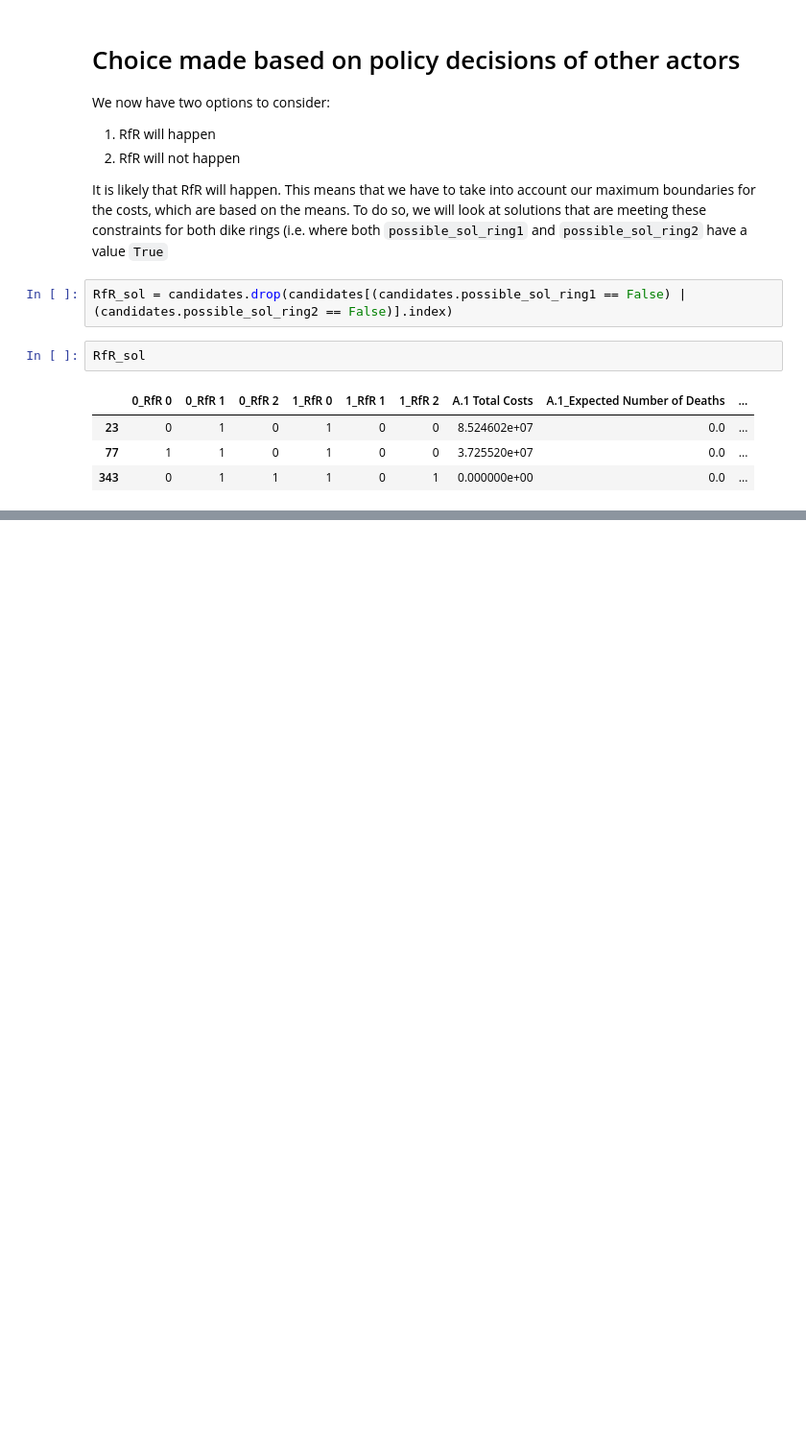
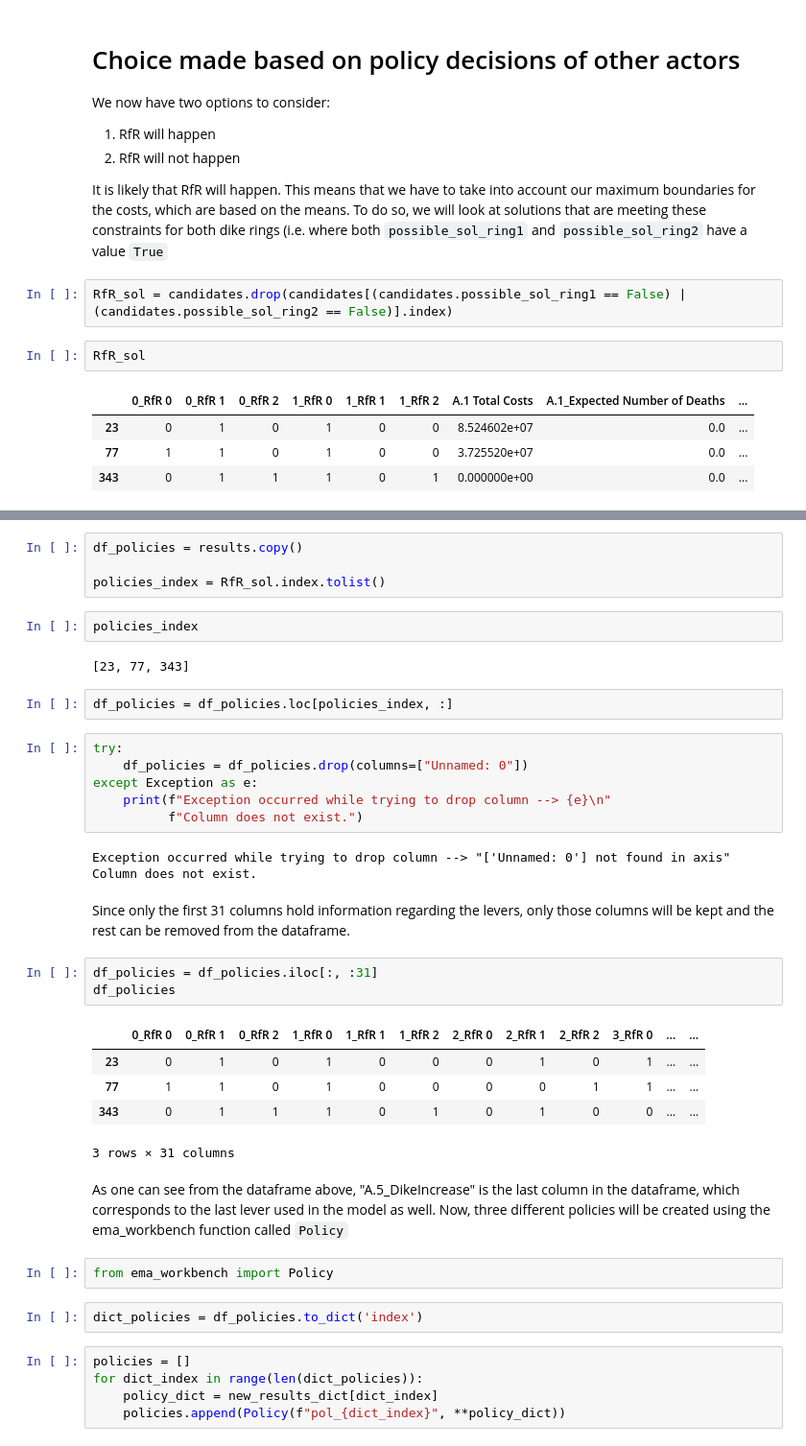
Before and after one commit to BarisEY/MBDM, a Jupyter notebook: Final_Assignment/Lucas_Final_Assignment_code/quaquel_github_files_kopie/Data_Exploration2.ipynb, the cells around one changed output, grey strips where cells are left out. Shown at 96% size. Drawn from its saved outputs; the diff is of its cells as text; blank space fills up the shorter version.

Commit message:
Added policies

```diff
--- a/Final_Assignment/Lucas_Final_Assignment_code/quaquel_github_files_kopie/Data_Exploration2.ipynb
+++ b/Final_Assignment/Lucas_Final_Assignment_code/quaquel_github_files_kopie/Data_Exploration2.ipynb
@@ -182,0 +186,41 @@ RfR_sol
+# %%
+df_policies = results.copy()
+
+policies_index = RfR_sol.index.tolist()
+# %%
+policies_index
+# %% [output]
+[23, 77, 343]
+# %%
+df_policies = df_policies.loc[policies_index, :]
+# %%
+try:
+    df_policies = df_policies.drop(columns=["Unnamed: 0"])
+except Exception as e:
+    print(f"Exception occurred while trying to drop column --> {e}\n"
+          f"Column does not exist.")
+# %% [output]
+Exception occurred while trying to drop column --> "['Unnamed: 0'] not found in axis"
+Column does not exist.
+# %% [markdown]
+Since only the first 31 columns hold information regarding the levers, only those columns will be kept and the rest can be removed from the dataframe.
+# %%
+df_policies = df_policies.iloc[:, :31]
+df_policies
+# %% [output]
+|  | 0_RfR 0 | 0_RfR 1 | 0_RfR 2 | 1_RfR 0 | 1_RfR 1 | 1_RfR 2 | 2_RfR 0 | 2_RfR 1 | 2_RfR 2 | 3_RfR 0 | ... | ... |
+| 23 | 0 | 1 | 0 | 1 | 0 | 0 | 0 | 1 | 0 | 1 | ... | ... |
+| 77 | 1 | 1 | 0 | 1 | 0 | 0 | 0 | 0 | 1 | 1 | ... | ... |
+| 343 | 0 | 1 | 1 | 1 | 0 | 1 | 0 | 1 | 0 | 0 | ... | ... |
+3 rows × 31 columns
+# %% [markdown]
+As one can see from the dataframe above, "A.5_DikeIncrease" is the last column in the dataframe, which corresponds to the last lever used in the model as well. Now, three different policies will be created using the ema_workbench function called `Policy`
+# %%
+from ema_workbench import Policy
+# %%
+dict_policies = df_policies.to_dict('index')
+# %%
+policies = []
+for dict_index in range(len(dict_policies)):
+    policy_dict = new_results_dict[dict_index]
+    policies.append(Policy(f"pol_{dict_index}", **policy_dict))
```
Also changed, not shown: parts of 2 cells of this notebook.
